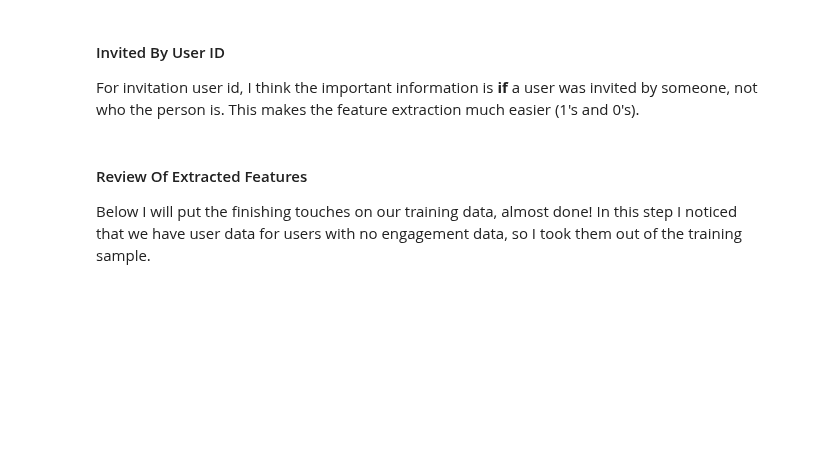
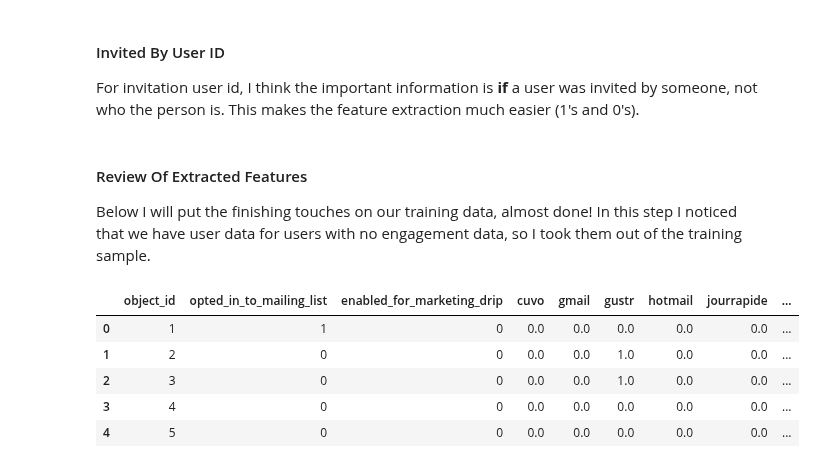
Before and after one commit to ZahraFarhadi19/Asana_Takehome, a Jupyter notebook: Asana Take-Home.ipynb, the cells around one changed output. Saved outputs shown, nothing was run; the diff lists cells and outputs as text; code cells hidden in the pictures; blank space fills up the shorter version.

```diff
--- a/Asana Take-Home.ipynb
+++ b/Asana Take-Home.ipynb
@@ -141,4 +125,13 @@ users_df = users_df.drop(['creation_time',
                           'email_domain'], 1)
+# %%
+users_df.head()
+# %% [output]
+|  | object_id | opted_in_to_mailing_list | enabled_for_marketing_drip | cuvo | gmail | gustr | hotmail | jourrapide | ... |
+| 0 | 1 | 1 | 0 | 0.0 | 0.0 | 0.0 | 0.0 | 0.0 | ... |
+| 1 | 2 | 0 | 0 | 0.0 | 0.0 | 1.0 | 0.0 | 0.0 | ... |
+| 2 | 3 | 0 | 0 | 0.0 | 0.0 | 1.0 | 0.0 | 0.0 | ... |
+| 3 | 4 | 0 | 0 | 0.0 | 0.0 | 0.0 | 0.0 | 0.0 | ... |
+| 4 | 5 | 0 | 0 | 0.0 | 0.0 | 0.0 | 0.0 | 0.0 | ... |
 # %%
 temp = user_engagement_df.set_index('user_id')
 user_engagement_series = pd.Series(temp['adopted user'], index=temp.index)
```
Also changed, not shown: parts of 13 cells of this notebook.
